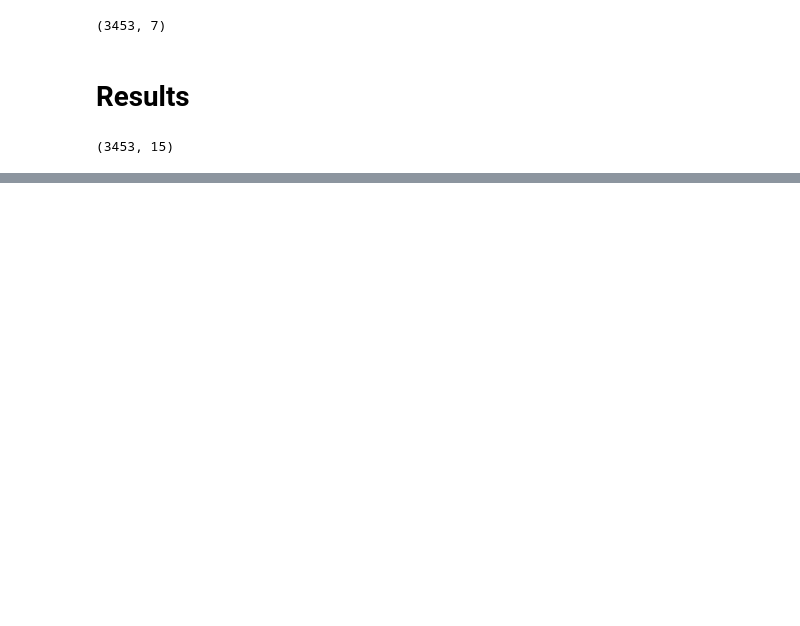
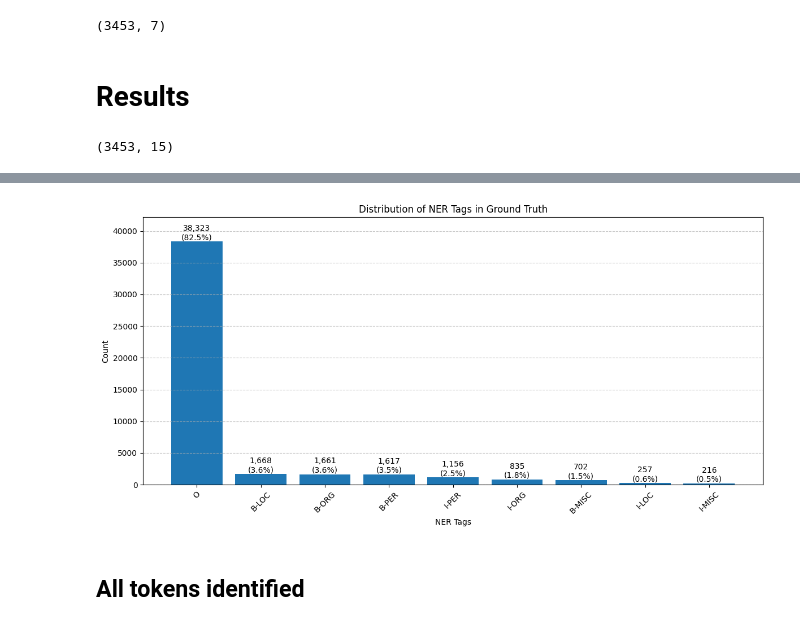
Before and after one commit to alvaro-francisco-gil/text-mining, a Jupyter notebook: 03_name_entity_recognition/03_name_entity_recognition.ipynb, the cells around one changed output, grey strips where cells are left out. Drawn from its saved outputs; the diff is of its cells as text; code cells hidden in the pictures; blank space fills up the shorter version.

```diff
--- a/03_name_entity_recognition/03_name_entity_recognition.ipynb
+++ b/03_name_entity_recognition/03_name_entity_recognition.ipynb
@@ -713,0 +1004,6 @@ plot_overall_accuracy(results)
+# %%
+plot_ground_truth_distribution(results)
+# %% [output]
+[figure, added]
+# %% [markdown]
+## All tokens identified
```
Also changed, not shown: parts of 22 cells of this notebook, 1 other file.
